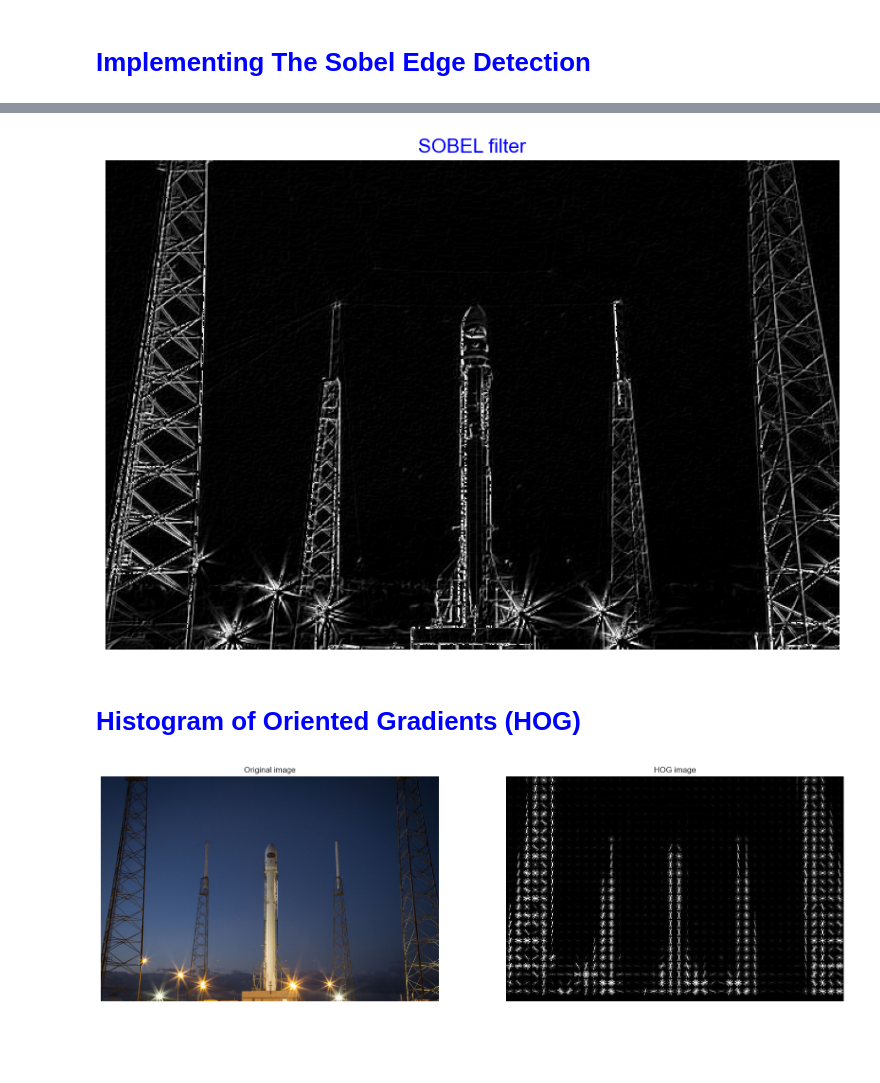
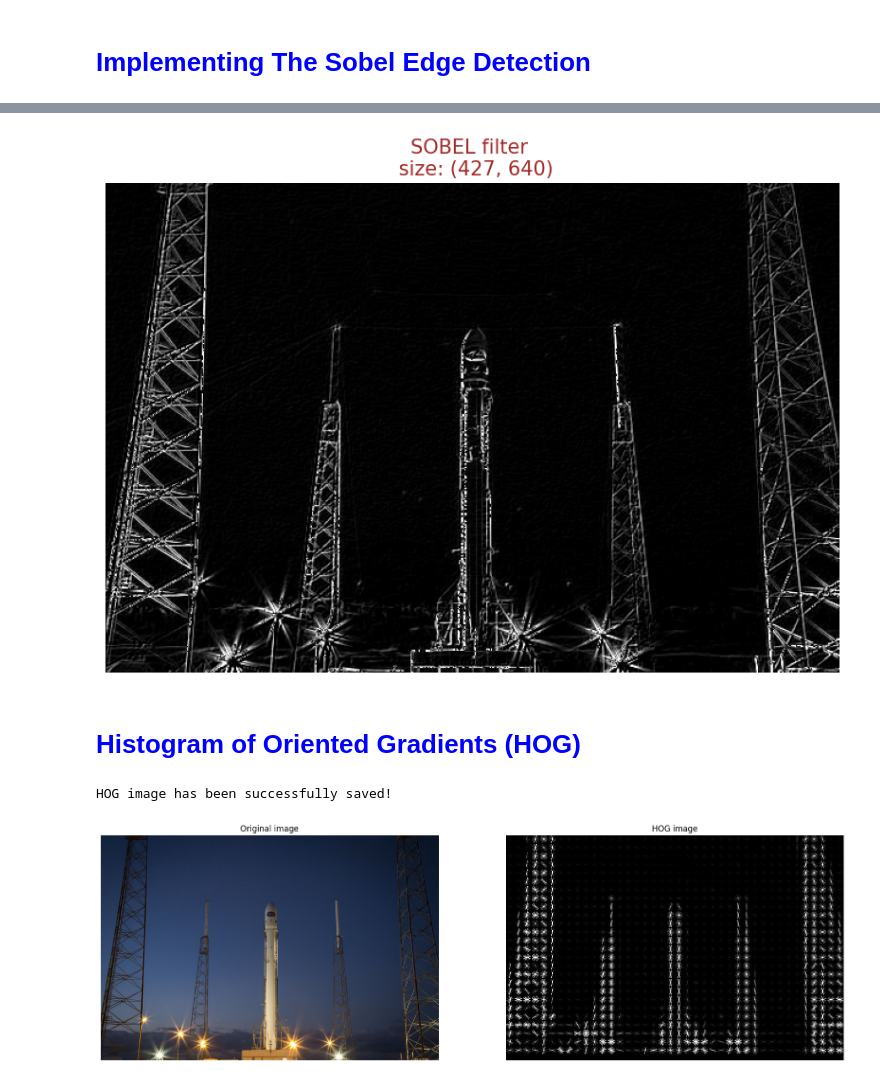
Before and after one commit to OleksiiHayvoronskyi/lesson_62, a Jupyter notebook: Lesson_62_ImageFeatureExtraction.ipynb, the cells around one changed output, grey strips where cells are left out. Drawn from its saved outputs; the diff is of its cells as text; code cells hidden in the pictures; blank space fills up the shorter version.

Commit message:
Main fail has been modified

```diff
--- a/Lesson_62_ImageFeatureExtraction.ipynb
+++ b/Lesson_62_ImageFeatureExtraction.ipynb
@@ -47,31 +49,30 @@ plt.show()
 # %%
 # Making matrix for the Sobel filter.
 kernel_X = np.array([[-1,0,1], [-2,0,2], [-1,0,1]])
 kernel_y = np.array([[-1,-2,-1], [0,0,0], [1,2,1]])
 
 '''Note:
 kernel – the 2d matrix we want the image to convolve with.
 This function will simply convolute the 2d matrix with the image
 at pixel level and produce an output image. '''
 
-
 # Splitting into X, y edges for applying the Sobel filter
 edges_X = cv2.filter2D(gray_img, -1, kernel_X)
 edges_y = cv2.filter2D(gray_img, -1, kernel_y)
 
 # Combining edges.
 Sobel_edges = edges_X + edges_y
 
 # Creating a figure for a subplot.
 fig = plt.figure(figsize=(10, 8))
-plt.title('SOBEL filter', fontsize=15, color='blue')
+plt.title(f'SOBEL filter \n size: {gray_img.shape}', fontsize=15, color='brown')
 plt.axis('off')
 
 # Display the Sobel filter.
 plt.imshow(Sobel_edges, cmap='gray')
 plt.show()
 # %% [output]
-[figure, old version]
+[figure, new version]
 # %% [markdown]
 # **<font color='blue'>Histogram of Oriented Gradients (HOG)**</font>
 # %%
@@ -83,4 +84,10 @@ fd, hog_image = hog(origin_image, orientations=8,
 
 # Rescale histogram for better visualisation.
 hog_image_rescaled = exposure.rescale_intensity(hog_image, in_range=(0, 10))
+
+# Saving the HOG image.
+cv2.imwrite('HOG_image.jpg', hog_image_rescaled)
+print('HOG image has been successfully saved!')
+# %% [output]
+HOG image has been successfully saved!
 # %%
```
Also changed, not shown: parts of 21 cells of this notebook.
